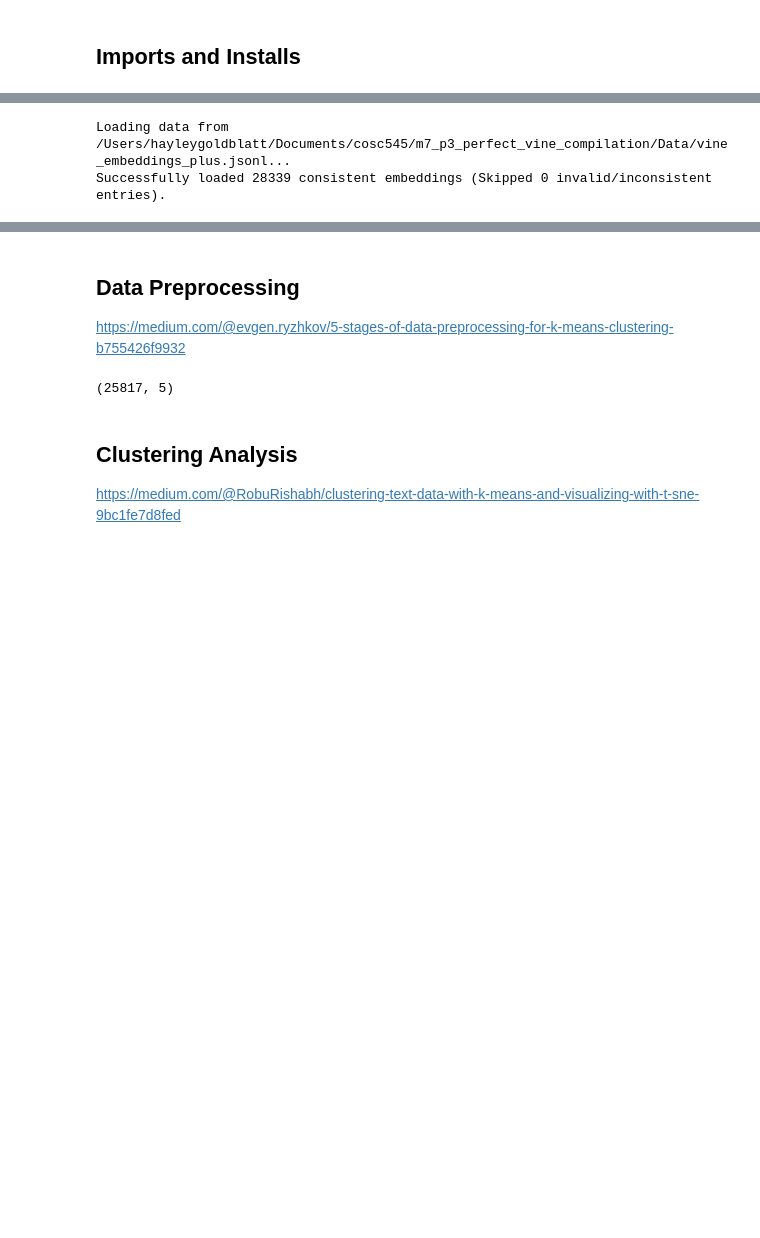
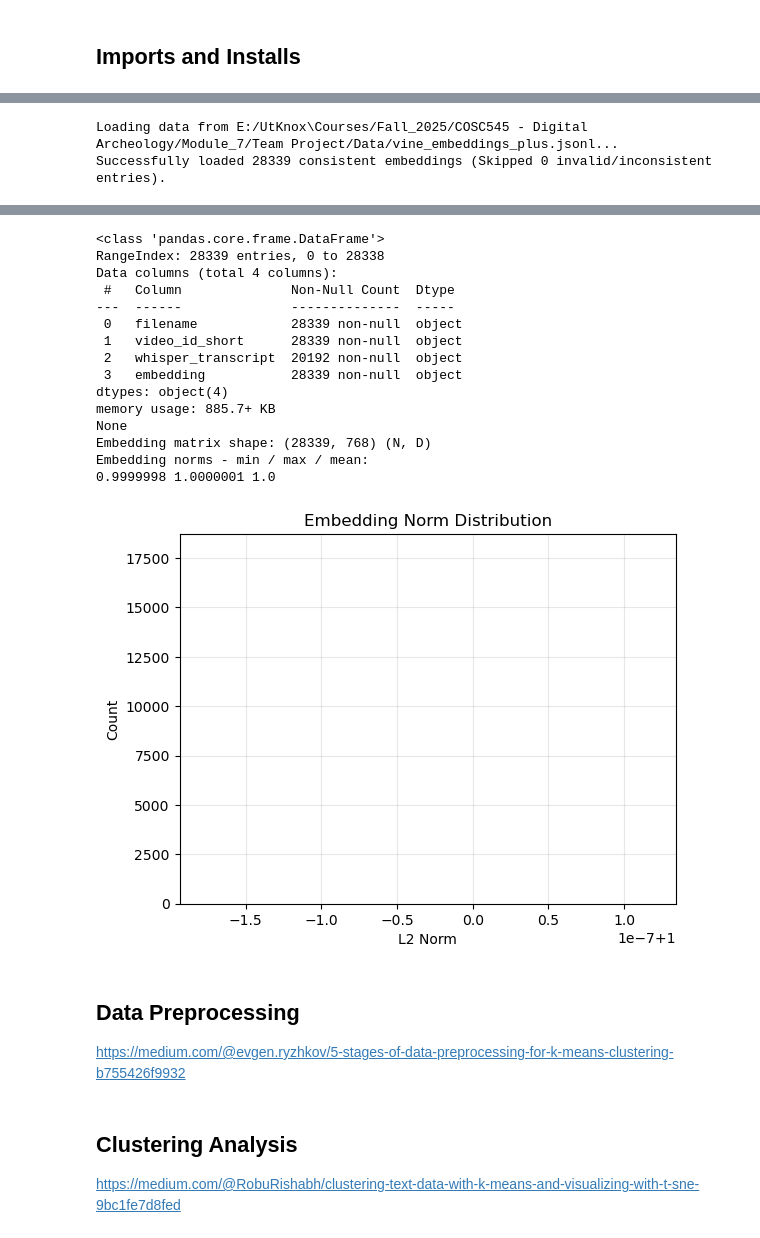
Before and after one commit to hecarney/m7_p3_perfect_vine_compilation, a Jupyter notebook: m7_p3_g7_vine_compilation.ipynb, the cells around one changed output, grey strips where cells are left out. Cells and saved outputs as stored; diff of their text form; code cells hidden in the pictures; blank space fills up the shorter version.

Commit message:
Update m7_p3_g7_vine_compilation.ipynb
Basic updates to Notebook.

```diff
--- a/m7_p3_g7_vine_compilation.ipynb
+++ b/m7_p3_g7_vine_compilation.ipynb
@@ -20,0 +23,17 @@ warnings.filterwarnings('ignore')
+# %%
+#TODO Add data to repo for easy read in
+
+
+##Basil
+THUMBNAIL_BASE_DIR = Path('E:/UtKnox/Courses/Fall_2025/COSC545 - Digital Archeology/Module_7/Team Project/Data/thumbs')
+INPUT_JSONL_FILE = 'E:/UtKnox\Courses/Fall_2025/COSC545 - Digital Archeology/Module_7/Team Project/Data/vine_embeddings_plus.jsonl'
+
+##Hayley
+#THUMBNAIL_BASE_DIR = Path('/Users/hayleygoldblatt/Documents/cosc545/m7_p3_perfect_vine_compilation/Data/thumbs')
+#INPUT_JSONL_FILE = '/Users/hayleygoldblatt/Documents/cosc545/m7_p3_perfect_vine_compilation/Data/vine_embeddings_plus.jsonl'
+
+N_CLUSTERS = 5000
+RANDOM_STATE = 41
+RANDOM_SEED = 41
+FIG_SIZE = (12, 10)
+DOT_SIZE = 1
@@ -221,8 +238,0 @@ def generate_nn_cluster(df_data, search_video_id, N_neighbors=25):
-# %%
-#TODO Add data to repo for easy read in
-THUMBNAIL_BASE_DIR = Path('/Users/hayleygoldblatt/Documents/cosc545/m7_p3_perfect_vine_compilation/Data/thumbs')
-INPUT_JSONL_FILE = '/Users/hayleygoldblatt/Documents/cosc545/m7_p3_perfect_vine_compilation/Data/vine_embeddings_plus.jsonl'
-N_CLUSTERS = 5000
-RANDOM_STATE = 41
-FIG_SIZE = (12, 10)
-DOT_SIZE = 1
@@ -229,7 +313,7 @@ DOT_SIZE = 1
 # %%
 df_data, embeddings_list = load_embeddings(INPUT_JSONL_FILE)
 # %% [output]
-Loading data from /Users/hayleygoldblatt/Documents/cosc545/m7_p3_perfect_vine_compilation/Data/vine_embeddings_plus.jsonl...
+Loading data from E:/UtKnox\Courses/Fall_2025/COSC545 - Digital Archeology/Module_7/Team Project/Data/vine_embeddings_plus.jsonl...
 Successfully loaded 28339 consistent embeddings (Skipped 0 invalid/inconsistent entries).
 # %%
 df_data.head()
@@ -240,17 +324,57 @@ df_data.head()
 | 2 | 20130628013622_14CF3EAD-D4F8-4174... | 14CF3EAD-D | How are you? Great Bob! We're all... | [-0.015824113, 0.033187184, 0.016... |
 | 3 | 20130628211747_18112C4B-742F-4745... | 18112C4B-7 |  | [-0.024460625, 0.03128573, 0.0068... |
 | 4 | 20130702110757_0AC9933B-F979-4A43... | 0AC9933B-F | None | [-0.026678782, 0.03043931, 0.0365... |
+# %%
+# Quick info about the dataset
+print(df_data.info())
+#print("\nSample rows:")
+#display(df_data[["video_id_short", "filename", "whisper_transcript"]].head())
+
+
+# Build embedding matrix and inspect norms
+X = build_embedding_matrix(df_data, embedding_col="embedding")
+
+# Compute L2 norms as a sanity check
+norms = np.linalg.norm(X, axis=1)
+print("Embedding norms - min / max / mean:")
+print(norms.min(), norms.max(), norms.mean())
+
+plot_histogram(norms, title="Embedding Norm Distribution", xlabel="L2 Norm", bins=50)
+# %% [output]
+<class 'pandas.core.frame.DataFrame'>
+RangeIndex: 28339 entries, 0 to 28338
+Data columns (total 4 columns):
+ #   Column              Non-Null Count  Dtype
+---  ------              --------------  -----
+ 0   filename            28339 non-null  object
+ 1   video_id_short      28339 non-null  object
+ 2   whisper_transcript  20192 non-null  object
+ 3   embedding           28339 non-null  object
+dtypes: object(4)
+memory usage: 885.7+ KB
+None
+Embedding matrix shape: (28339, 768) (N, D)
+Embedding norms - min / max / mean:
+0.9999998 1.0000001 1.0
+[figure, added]
 # %% [markdown]
 ## Data Preprocessing
 https://medium.com/@evgen.ryzhkov/5-stages-of-data-preprocessing-for-k-means-clustering-b755426f9932
 # %%
 #TODO remove vines with swears/inappropriate content
+
+# from better_profanity import profanity
+# profanity.load_censor_words()
+# df_data['profanity'] = df_data['whisper_transcript'].fillna('').apply(
+#     lambda x: profanity.contains_profanity(x)
+# )
+# df_data = df_data[df_data['profanity'] == False].reset_index(drop=True)
+
+
 from profanity_check import predict
 df_data['profanity_score'] = predict(df_data['whisper_transcript'].fillna(''))
 df_data = df_data[df_data['profanity_score'] == 0].reset_index(drop=True)
 df_data.shape
-# %% [output]
-(25817, 5)
 # %%
 #TODO filter to niche topics
 # %% [markdown]
```
Also changed, not shown: parts of 9 cells of this notebook.
